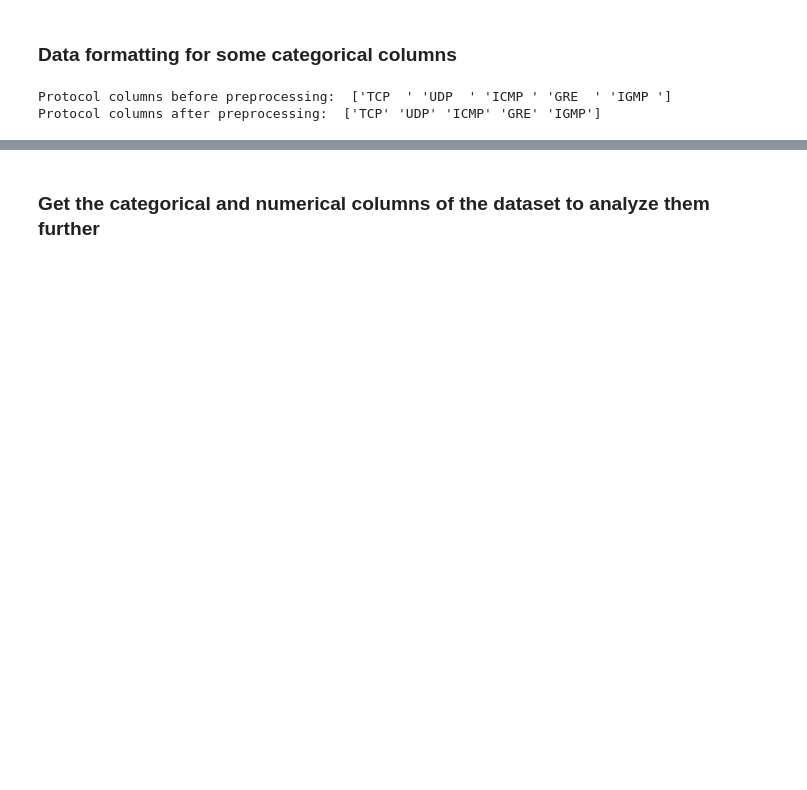
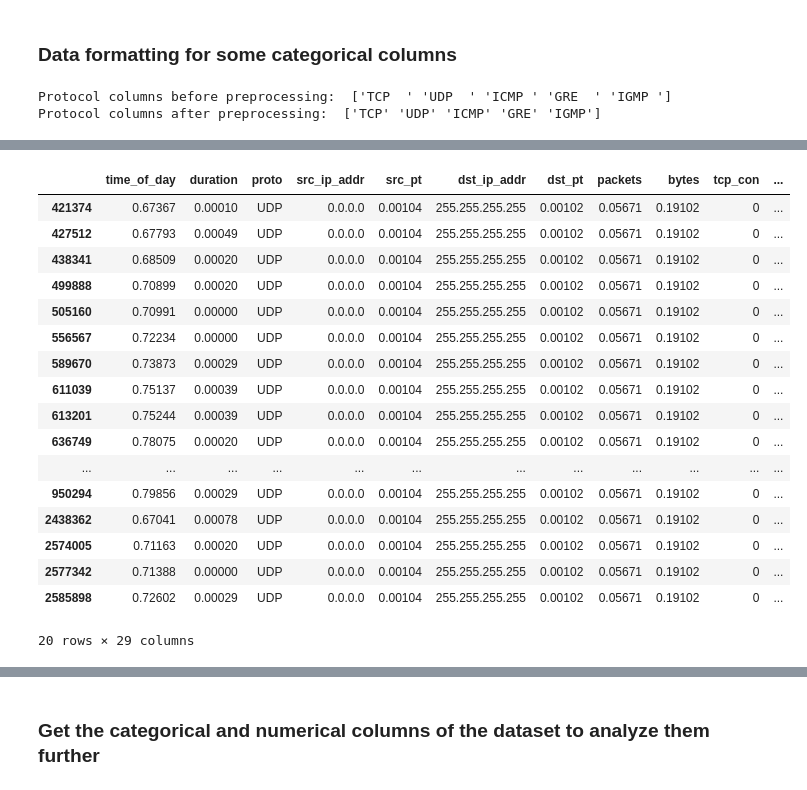
Before and after one commit to sangtanisakshi/thesis-project, a Jupyter notebook: research/playground-wip.ipynb, the cells around one changed output, grey strips where cells are left out. Cells and saved outputs as stored; diff of their text form; code cells hidden in the pictures; blank space fills up the shorter version.

```diff
--- a/research/playground-wip.ipynb
+++ b/research/playground-wip.ipynb
@@ -302,3 +509,28 @@ df.shape
+# %%
+check = df.loc[(df["src_ip_1"] == df["src_ip_4"]) & (~df["src_ip_addr"].isin(["EXT_SERVER", "DNS", "OPENSTACK_NET"]))]
+# %%
+check = pd.DataFrame(check)
+# %%
+check.loc[check["src_ip_1"].isin([0])]
+# %% [output]
+|  | time_of_day | duration | proto | src_ip_addr | src_pt | dst_ip_addr | dst_pt | packets | bytes | tcp_con | ... |
+| 421374 | 0.67367 | 0.00010 | UDP | 0.0.0.0 | 0.00104 | 255.255.255.255 | 0.00102 | 0.05671 | 0.19102 | 0 | ... |
+| 427512 | 0.67793 | 0.00049 | UDP | 0.0.0.0 | 0.00104 | 255.255.255.255 | 0.00102 | 0.05671 | 0.19102 | 0 | ... |
+| 438341 | 0.68509 | 0.00020 | UDP | 0.0.0.0 | 0.00104 | 255.255.255.255 | 0.00102 | 0.05671 | 0.19102 | 0 | ... |
+| 499888 | 0.70899 | 0.00020 | UDP | 0.0.0.0 | 0.00104 | 255.255.255.255 | 0.00102 | 0.05671 | 0.19102 | 0 | ... |
+| 505160 | 0.70991 | 0.00000 | UDP | 0.0.0.0 | 0.00104 | 255.255.255.255 | 0.00102 | 0.05671 | 0.19102 | 0 | ... |
+| 556567 | 0.72234 | 0.00000 | UDP | 0.0.0.0 | 0.00104 | 255.255.255.255 | 0.00102 | 0.05671 | 0.19102 | 0 | ... |
+| 589670 | 0.73873 | 0.00029 | UDP | 0.0.0.0 | 0.00104 | 255.255.255.255 | 0.00102 | 0.05671 | 0.19102 | 0 | ... |
+| 611039 | 0.75137 | 0.00039 | UDP | 0.0.0.0 | 0.00104 | 255.255.255.255 | 0.00102 | 0.05671 | 0.19102 | 0 | ... |
+| 613201 | 0.75244 | 0.00039 | UDP | 0.0.0.0 | 0.00104 | 255.255.255.255 | 0.00102 | 0.05671 | 0.19102 | 0 | ... |
+| 636749 | 0.78075 | 0.00020 | UDP | 0.0.0.0 | 0.00104 | 255.255.255.255 | 0.00102 | 0.05671 | 0.19102 | 0 | ... |
+| ... | ... | ... | ... | ... | ... | ... | ... | ... | ... | ... | ... |
+| 950294 | 0.79856 | 0.00029 | UDP | 0.0.0.0 | 0.00104 | 255.255.255.255 | 0.00102 | 0.05671 | 0.19102 | 0 | ... |
+| 2438362 | 0.67041 | 0.00078 | UDP | 0.0.0.0 | 0.00104 | 255.255.255.255 | 0.00102 | 0.05671 | 0.19102 | 0 | ... |
+| 2574005 | 0.71163 | 0.00020 | UDP | 0.0.0.0 | 0.00104 | 255.255.255.255 | 0.00102 | 0.05671 | 0.19102 | 0 | ... |
+| 2577342 | 0.71388 | 0.00000 | UDP | 0.0.0.0 | 0.00104 | 255.255.255.255 | 0.00102 | 0.05671 | 0.19102 | 0 | ... |
+| 2585898 | 0.72602 | 0.00029 | UDP | 0.0.0.0 | 0.00104 | 255.255.255.255 | 0.00102 | 0.05671 | 0.19102 | 0 | ... |
+20 rows × 29 columns
 # %%
 dupli = df.duplicated().sum()
 if dupli > 0:
```
Also changed, not shown: parts of 60 cells of this notebook.
